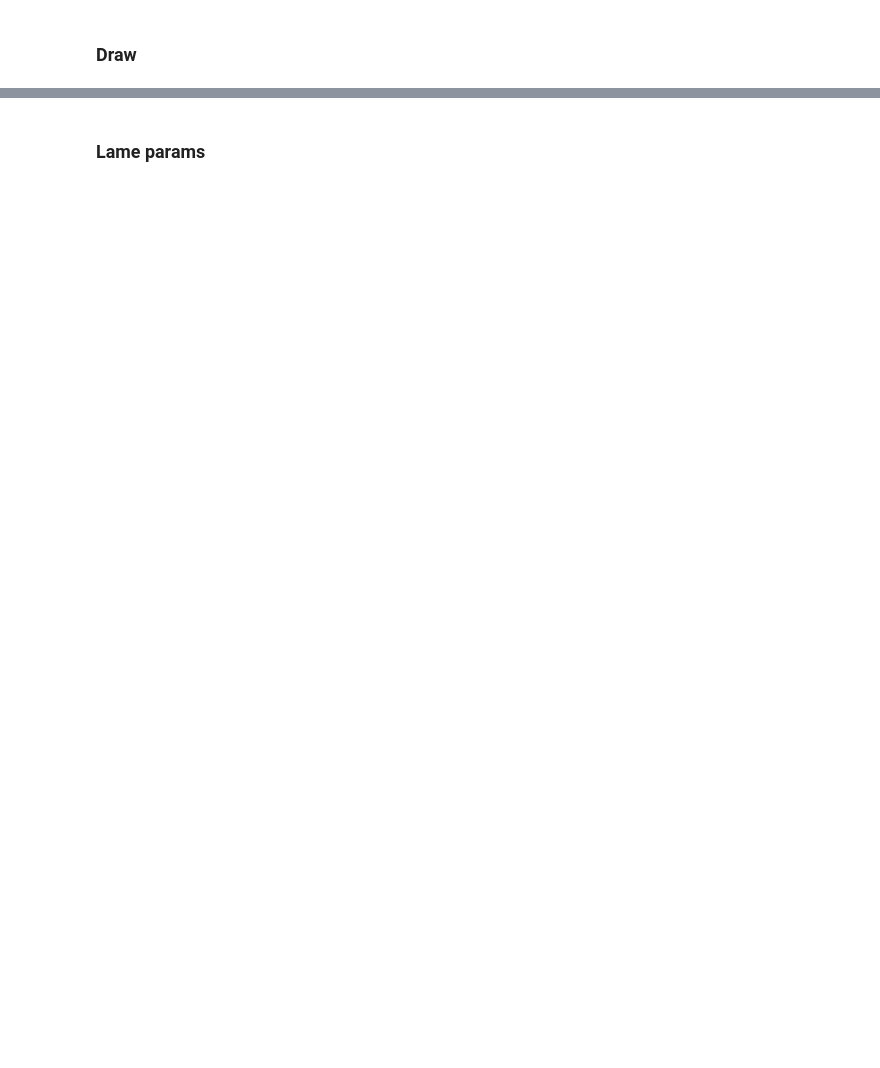
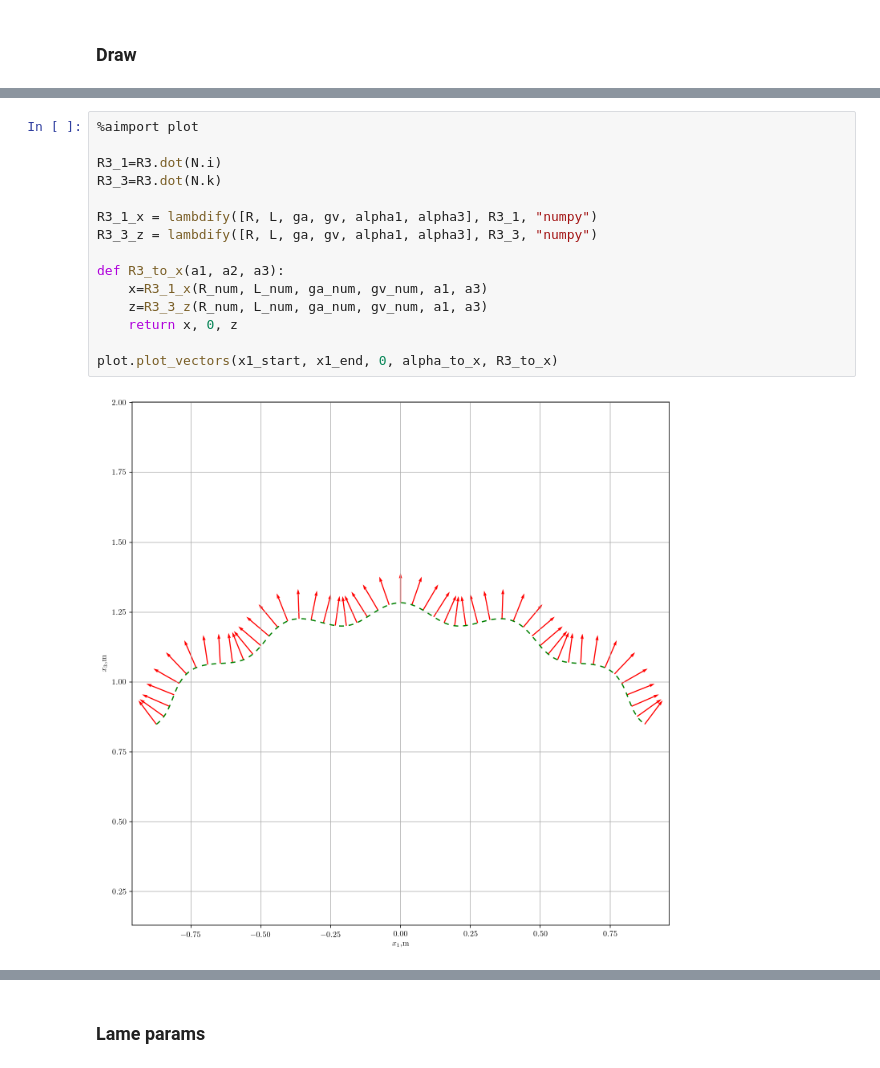
Before and after one commit to tarashor/vibrations, a Jupyter notebook: py/notebooks/MatricesForPlaneCorrugatedShells.ipynb, the cells around one changed output, grey strips where cells are left out. Saved outputs shown, nothing was run; the diff lists cells and outputs as text; blank space fills up the shorter version.

```diff
--- a/py/notebooks/MatricesForPlaneCorrugatedShells.ipynb
+++ b/py/notebooks/MatricesForPlaneCorrugatedShells.ipynb
@@ -80,0 +129,17 @@ plot.plot_init_geometry_2(x1_start, x1_end, x3_start, x3_end, alpha_to_x)
+# %%
+%aimport plot
+
+R3_1=R3.dot(N.i)
+R3_3=R3.dot(N.k)
+
+R3_1_x = lambdify([R, L, ga, gv, alpha1, alpha3], R3_1, "numpy")
+R3_3_z = lambdify([R, L, ga, gv, alpha1, alpha3], R3_3, "numpy")
+
+def R3_to_x(a1, a2, a3):
+    x=R3_1_x(R_num, L_num, ga_num, gv_num, a1, a3)
+    z=R3_3_z(R_num, L_num, ga_num, gv_num, a1, a3)
+    return x, 0, z
+
+plot.plot_vectors(x1_start, x1_end, 0, alpha_to_x, R3_to_x)
+# %% [output]
+[figure, added]
```
Also changed, not shown: parts of 29 cells of this notebook, 5 other files.
